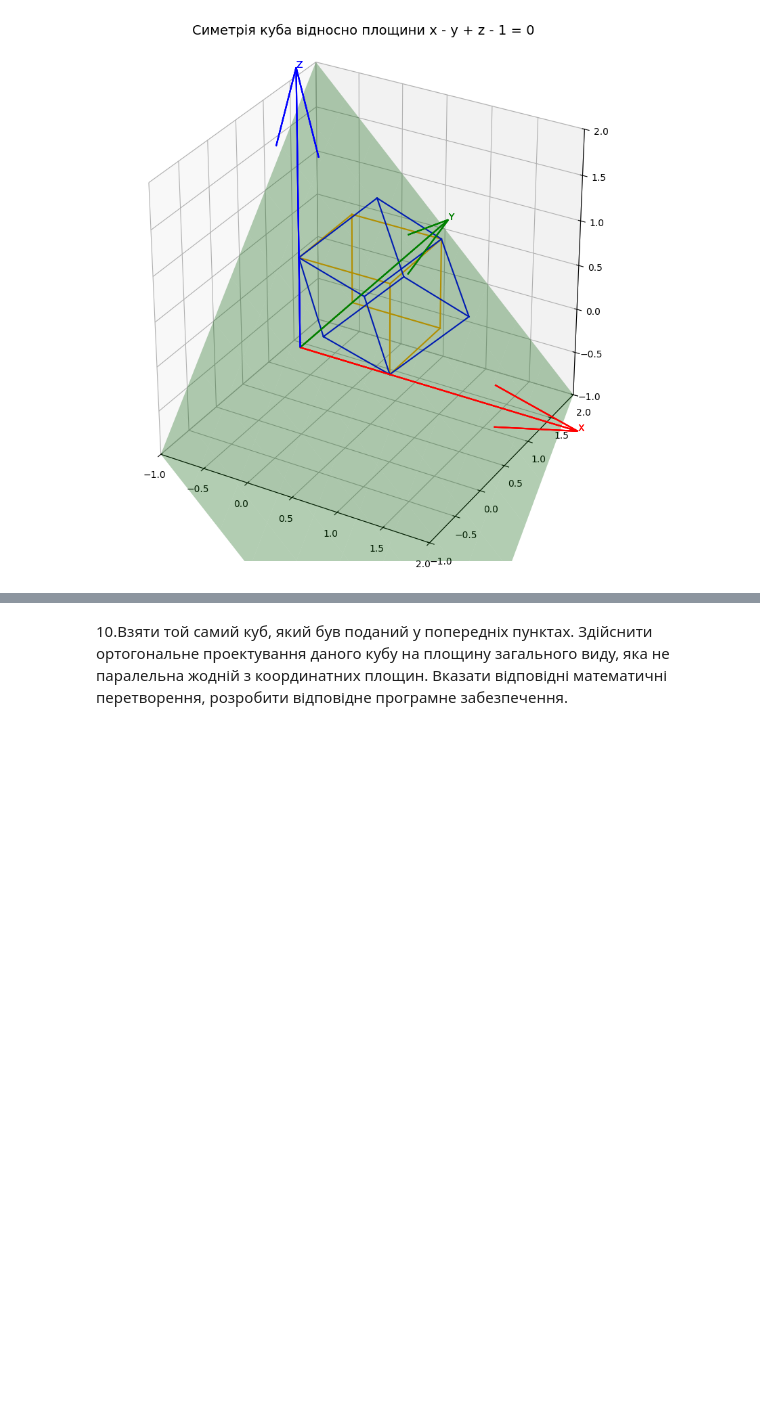
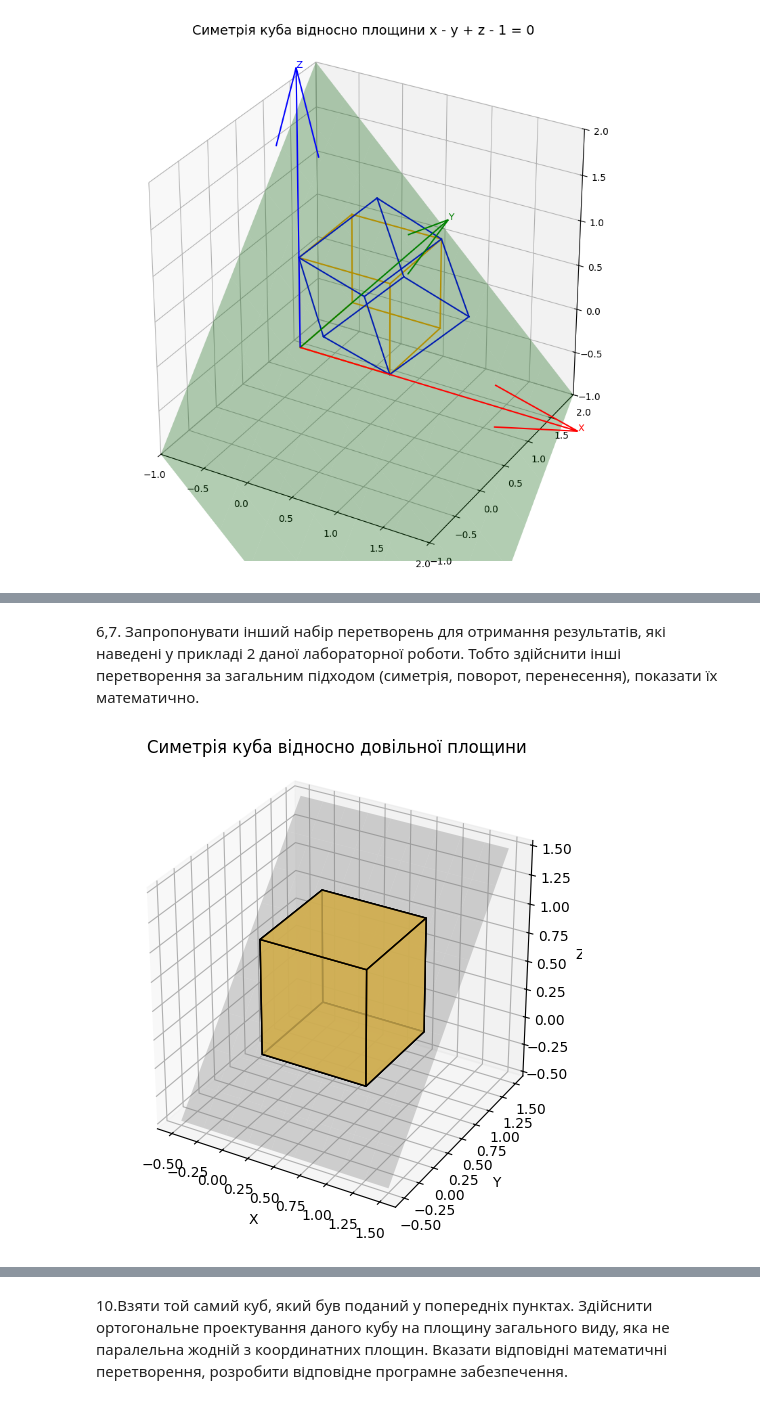
Before and after one commit to Angelina-Grbchh/Computer-Vision-Basics-Part2, a Jupyter notebook: Lab 4/lab4.ipynb, the cells around one changed output, grey strips where cells are left out. Saved outputs shown, nothing was run; the diff lists cells and outputs as text; code cells hidden in the pictures; blank space fills up the shorter version.

```diff
--- a/Lab 4/lab4.ipynb
+++ b/Lab 4/lab4.ipynb
@@ -363,0 +302,65 @@ plt.show()
+# %% [markdown]
+6,7.
+Запропонувати інший набір перетворень для отримання результатів, які наведені у прикладі 2 даної
+лабораторної роботи. Тобто здійснити інші перетворення за загальним
+підходом (симетрія, поворот, перенесення), показати їх математично.
+# %%
+P1 = np.array([0, 0, 0])
+P2 = np.array([1, 0, 0])
+P3 = np.array([0, 1, 1])
+
+cube_vertices = np.array([
+    [0, 0, 0],
+    [1, 0, 0],
+    [1, 1, 0],
+    [0, 1, 0],
+    [0, 0, 1],
+    [1, 0, 1],
+    [1, 1, 1],
+    [0, 1, 1]
+])
+
+v1 = P2 - P1
+v2 = P3 - P1
+normal = np.cross(v1, v2)
+normal = normal / np.linalg.norm(normal)
+
+A, B, C = normal
+D = -np.dot(normal, P1)
+
+def reflect_point(point, A, B, C, D):
+    x, y, z = point
+    d = (A*x + B*y + C*z + D) / (A**2 + B**2 + C**2)
+    x_ref = x - 2 * A * d
+    y_ref = y - 2 * B * d
+    z_ref = z - 2 * C * d
+    return np.array([x_ref, y_ref, z_ref])
+
+reflected_vertices = np.array([reflect_point(v, A, B, C, D) for v in cube_vertices])
+
+fig = plt.figure(figsize=(10, 6))
+ax = fig.add_subplot(111, projection='3d')
+
+faces = [[0,1,2,3], [4,5,6,7], [0,1,5,4],
+         [2,3,7,6], [1,2,6,5], [4,7,3,0]]
+
+def draw_cube(vertices, color, alpha):
+    for face in faces:
+        ax.add_collection3d(Poly3DCollection(
+            [vertices[face]], facecolors=color, linewidths=1, edgecolors='k', alpha=alpha))
+
+draw_cube(cube_vertices, color='skyblue', alpha=0.5)
+draw_cube(reflected_vertices, color='orange', alpha=0.5)
+
+xx, yy = np.meshgrid(np.linspace(-0.5, 1.5, 10), np.linspace(-0.5, 1.5, 10))
+zz = (-A * xx - B * yy - D) / C
+ax.plot_surface(xx, yy, zz, alpha=0.3, color='gray')
+
+ax.set_xlabel('X')
+ax.set_ylabel('Y')
+ax.set_zlabel('Z')
+ax.set_title('Симетрія куба відносно довільної площини')
+ax.set_box_aspect([1,1,1])
+plt.show()
+# %% [output]
+[figure, added]
```
Also changed, not shown: parts of 13 cells of this notebook.
